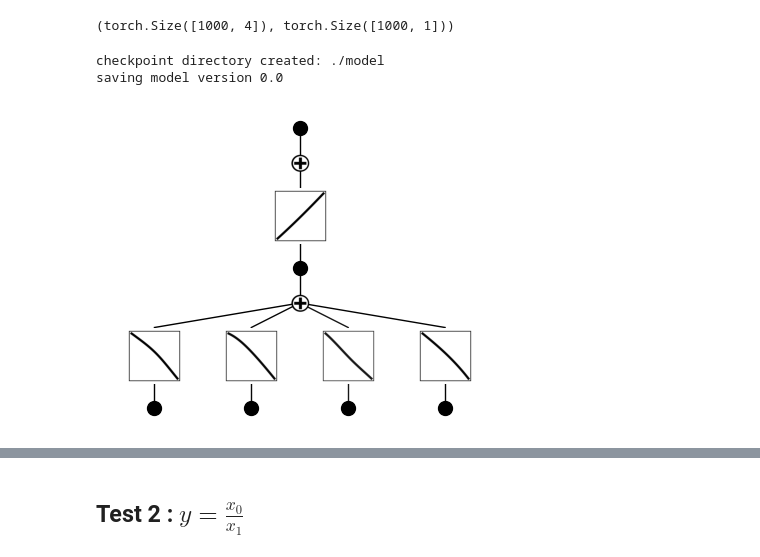
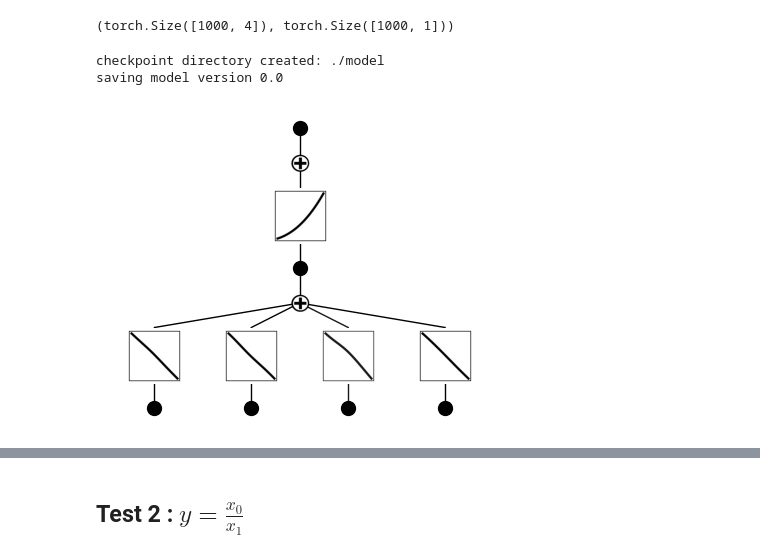
Before and after one commit to shdaig/NexusAriadne, a Jupyter notebook: kan_prod_group.ipynb, the cells around one changed output, grey strips where cells are left out. Drawn from its saved outputs; the diff is of its cells as text; code cells hidden in the pictures.

```diff
--- a/kan_prod_group.ipynb
+++ b/kan_prod_group.ipynb
@@ -313,8 +393,8 @@ def fit_model(model, dataset, lr=0.1, batch_size=512, epochs=1000):
 # %% [markdown]
 ## **Test 1 :** $y = \frac{x_0}{x_1} + \frac{x_2}{x_3}$
 # %%
-end_range = 1.0
-start_range = 0.1
+end_range = 3.0
+start_range = 1.0
 num_samples = 1000
 x = (end_range - start_range) * torch.rand(num_samples + 200, 4) + start_range
 
@@ -335,13 +415,13 @@ dataset['train_input'].shape, dataset['train_label'].shape
 # %% [output]
 (torch.Size([1000, 4]), torch.Size([1000, 1]))
 # %%
-model = nexusKAN(width=[4, 1, 1], grid=5, k=3, seed=42, device=device)
+model = nexusKAN(width=[4, 1, 1], grid=5, k=3, seed=42, grid_range=[0.5, 4.0], device=device)
 model(dataset['train_input'])
 model.plot()
 # %% [output]
 checkpoint directory created: ./model
 saving model version 0.0
-[figure, old version]
+[figure, new version]
 # %%
 fit_model(model=model,
           dataset=dataset,
```
Also changed, not shown: parts of 31 cells of this notebook, 1 other file.
